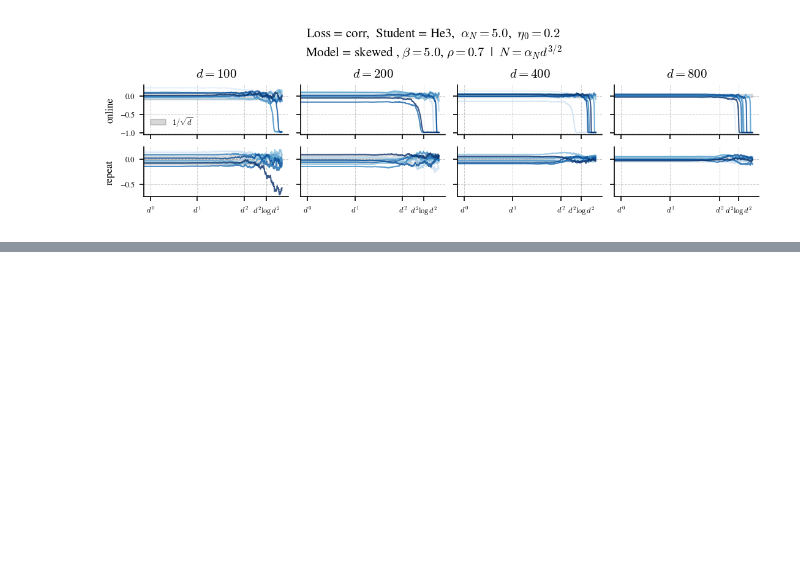
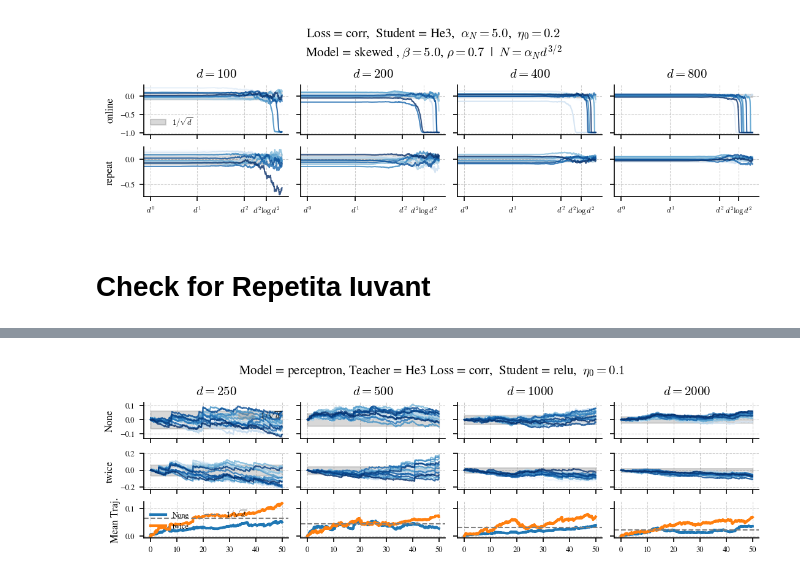
Before and after one commit to CristopherErazo/Stochastic-Gradient-Descent, a Jupyter notebook: notebooks/25-10-23-Plots_Spike.ipynb, the cells around one changed output, grey strips where cells are left out. Drawn from its saved outputs; the diff is of its cells as text; code cells hidden in the pictures; blank space fills up the shorter version.

Commit message:
include plot for repetita iuvant

```diff
--- a/notebooks/25-10-23-Plots_Spike.ipynb
+++ b/notebooks/25-10-23-Plots_Spike.ipynb
@@ -261,3 +261,5 @@ save_fig(fig, file_name='compare_online_repeat_large_dataset', params=params,dat
 # %% [output]
 Figure saved on ../plots\2025-10 as compare_online_repeat_large_dataset_alpha2_datasize5_losscorr_lr0.2_moderepeat_modelskewed_rho0.7_snr5_studentHe3.png
 [figure]
+# %% [markdown]
+# Check for Repetita Iuvant
@@ -263,0 +297,68 @@ Figure saved on ../plots\2025-10 as compare_online_repeat_large_dataset_alpha2_d
+# %%
+import matplotlib.ticker as mticker
+# Other variables
+N_walkers = x['params']['N_walkers']
+
+lr = 0.1
+student = 'relu'
+
+cols = plt.get_cmap('Blues')(np.linspace(0.,1,N_walkers))
+
+xlb = [rf'$d^{i}$' for i in range(3)]+[r'$d^2\log d^2$']
+
+# Create figure and plot and font setup
+set_font_sizes('tight')
+fig , axes = create_fig(nrows=len(variations)+1,ncols=len(ds),h=0.3,sharey='row',size='double',sharex='col')
+
+for i , d in enumerate(ds):
+    xtk = [d**i for i in range(3)] + [d**2 * np.log(d**2)]
+    for j , variation in enumerate(variations):
+        ax = axes[j,i]
+        # Setupd
+        if i == 0 : ax.set_ylabel(fr'{variation}',fontsize=FONTSIZES['s'])
+        if j == 0 : ax.set_title(fr'$d = {d}$')
+
+        # Get data and plot
+        T = data[d][lr][student][variation]['times']/d
+        m = data[d][lr][student][variation]['overlap']
+
+        for w in range(N_walkers):
+            ax.plot(T,m[:,w],color=cols[w],lw=1,alpha=0.8)
+
+        ax.fill_between(T,-1/np.sqrt(d),1/np.sqrt(d),color='gray',alpha=0.3,label=r'$1/\sqrt{d}$')
+        ax.grid(lw=0.5,alpha=0.2,ls='--',c='k')
+
+
+axes[0,0].legend(frameon=False)
+
+title = fr' Model = {model}, Teacher = {teacher} Loss = {loss},  Student = {student},  $\eta_0 = {lr}$  '
+
+
+# Plot mean trajectory of both variations in last row
+axs = axes[-1,:]
+for i , d in enumerate(ds):
+    ax = axs[i]
+    # Setupd
+    if i == 0 : ax.set_ylabel(fr'Mean Traj.',fontsize=FONTSIZES['s'])
+    # if i == 0 : ax.set_title(fr'$d = {d}$')
+
+    # Get data and plot
+    for variation in variations:
+        T = data[d][lr][student][variation]['times']/d
+        m = data[d][lr][student][variation]['overlap']
+        m_mean = np.mean(np.abs(m),axis=1)
+
+        ax.plot(T,m_mean,lw=2,label=rf'{variation}')
+    ax.axhline(y=1/np.sqrt(d),color='gray',ls='--',lw=1,label=r'$1/\sqrt{d}$')
+    # ax.fill_between(T,-1/np.sqrt(d),1/np.sqrt(d),color='gray',alpha=0.3,label=r'$1/\sqrt{d}$')
+    ax.grid(lw=0.5,alpha=0.2,ls='--',c='k')
+
+axs[0].legend(frameon=False,ncols=2)
+fig.suptitle(title)
+
+# Save figure
+# names = ['model','mode','loss','student','rho','lr','snr','alpha','datasize']
+# params = make_params_dict(names)
+# print(params)
+# save_fig(fig, file_name='compare_online_repeat_large_dataset', params=params,date=True)
+# %% [output]
@@ -263,0 +366 @@ Figure saved on ../plots\2025-10 as compare_online_repeat_large_dataset_alpha2_d
+[figure, added]
```
Also changed, not shown: parts of 2 cells of this notebook, 1 other file.
